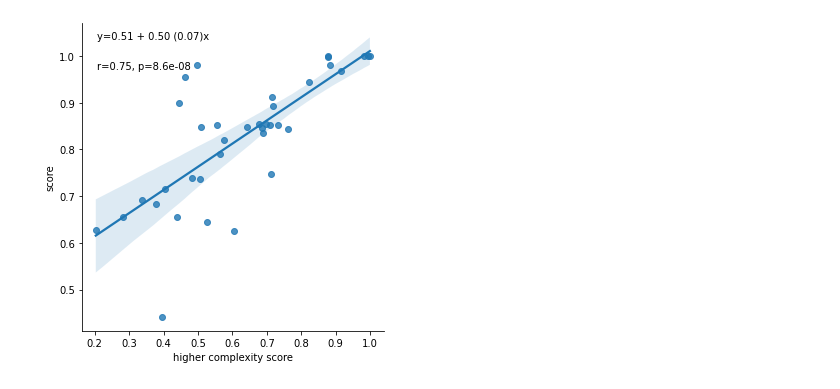
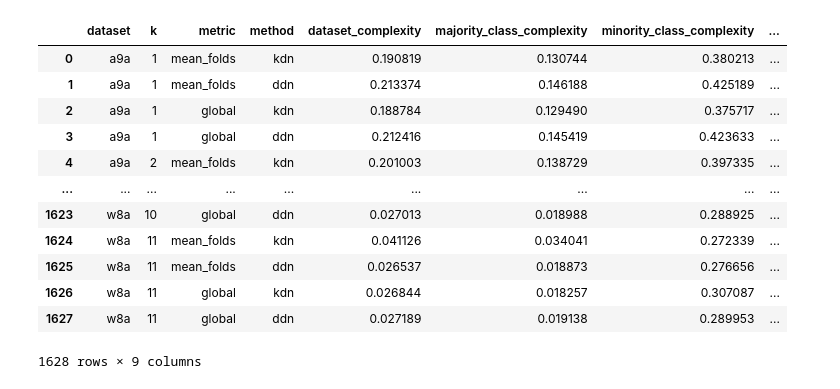
Before and after one commit to URJCDSLab/dynamic_disagreeing_neighbors, a Jupyter notebook: notebooks/k_sensitivity.ipynb, the cells around one changed output. Cells and saved outputs as stored; diff of their text form; code cells hidden in the pictures.

```diff
--- a/notebooks/k_sensitivity.ipynb
+++ b/notebooks/k_sensitivity.ipynb
@@ -84,5 +8,0 @@ figure.savefig('images/reg_plot_kdn.png');
-# %%
-figure = plot_reg(df, 3, 'dynamic_kdn', 'higher complexity score')
-figure;
-# %% [output]
-[figure, removed]
@@ -90,0 +9,19 @@ figure.savefig('images/reg_plot_ddn.png');
+# %%
+df_complexity = pd.read_parquet('data/results/complexity_data.parquet')
+df_performance = pd.read_parquet('data/results/performance_data.parquet')
+# %%
+df_complexity
+# %% [output]
+|  | dataset | k | metric | method | dataset_complexity | majority_class_complexity | minority_class_complexity | ... |
+| 0 | a9a | 1 | mean_folds | kdn | 0.190819 | 0.130744 | 0.380213 | ... |
+| 1 | a9a | 1 | mean_folds | ddn | 0.213374 | 0.146188 | 0.425189 | ... |
+| 2 | a9a | 1 | global | kdn | 0.188784 | 0.129490 | 0.375717 | ... |
+| 3 | a9a | 1 | global | ddn | 0.212416 | 0.145419 | 0.423633 | ... |
+| 4 | a9a | 2 | mean_folds | kdn | 0.201003 | 0.138729 | 0.397335 | ... |
+| ... | ... | ... | ... | ... | ... | ... | ... | ... |
+| 1623 | w8a | 10 | global | ddn | 0.027013 | 0.018988 | 0.288925 | ... |
+| 1624 | w8a | 11 | mean_folds | kdn | 0.041126 | 0.034041 | 0.272339 | ... |
+| 1625 | w8a | 11 | mean_folds | ddn | 0.026537 | 0.018873 | 0.276656 | ... |
+| 1626 | w8a | 11 | global | kdn | 0.026844 | 0.018257 | 0.307087 | ... |
+| 1627 | w8a | 11 | global | ddn | 0.027189 | 0.019138 | 0.289953 | ... |
+1628 rows × 9 columns
```
Also changed, not shown: parts of 19 cells of this notebook, 47 other files.
